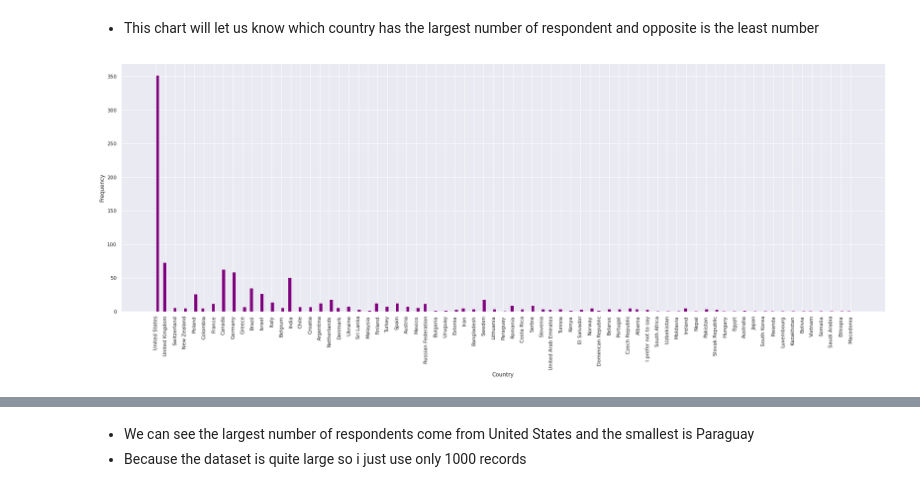
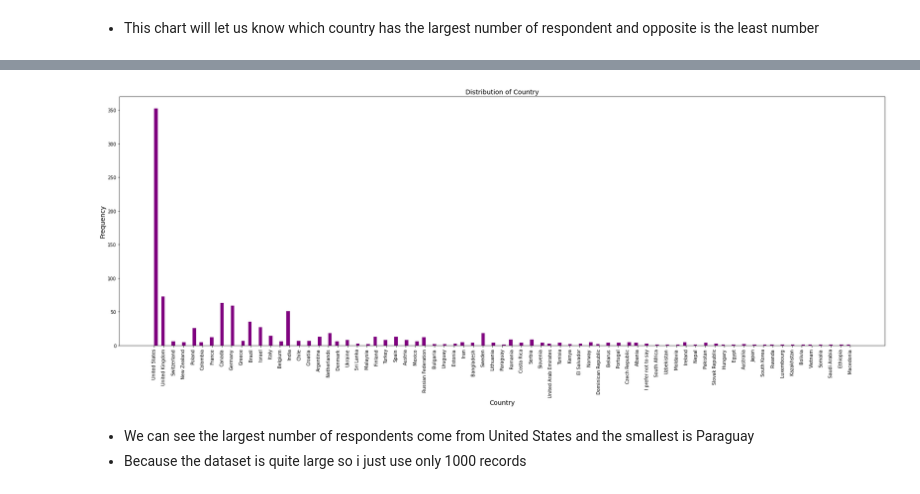
Before and after one commit to kyriosking/DS_PROJECT-1, a Jupyter notebook: Stack_Overflow_Developer_Survey_2017.ipynb, the cells around one changed output, grey strips where cells are left out. Cells and saved outputs as stored; diff of their text form; code cells hidden in the pictures.

```diff
--- a/Stack_Overflow_Developer_Survey_2017.ipynb
+++ b/Stack_Overflow_Developer_Survey_2017.ipynb
@@ -215,16 +215,24 @@ clean_df[colnames_categorical_only].head()
 5 rows × 144 columns
 # %% [markdown]
 # Data Visualization
+# %%
+def draw_chart(plt_name, df_name, x_axis, y_axis, rotation, bins, color, size_x, size_y, title, font_size):
+  """
+  Return histogram of given parameters
+  :input: necessary parrameters
+  :output: histogramm
+  """
+  plt_name.figure(figsize=(size_x,size_y))
+  plt_name.hist(data = df_name, x = x_axis, bins = bins, color = color)
+  plt_name.xticks(rotation = rotation)
+  plt_name.title(title, fontsize = font_size)
+  plt_name.xlabel(x_axis, fontsize = font_size)
+  plt_name.ylabel(y_axis, fontsize = font_size)
+  return plt_name
 # %% [markdown]
 ### Question 1: Which country has the largest survey respondent?
 # %% [markdown]
 - This chart will let us know which country has the largest number of respondent and opposite is the least number
-# %%
-# plot the distribution of points
-plt.figure(figsize=(30,10))
-plt.hist(data = clean_df[:1000], x = 'Country', bins = 200, color = 'purple')
-plt.xticks(rotation = 90)
-plt.xlabel('Country')
-plt.ylabel('Frequency');
-# %% [output]
-[figure, removed]
+# %%
+draw_chart(plt, clean_df[:1000], 'Country', 'Frequency', 90, 200, 'purple', 30, 10, 'Distribution of Country', 14)
+# %% [output]
@@ -231,3 +240,4 @@ plt.ylabel('Frequency');
+[figure, added]
 # %% [markdown]
 - We can see the largest number of respondents come from United States  and the smallest is Paraguay
 - Because the dataset is quite large so i just use only 1000 records
```
Also changed, not shown: parts of 7 cells of this notebook, 1 other file.
